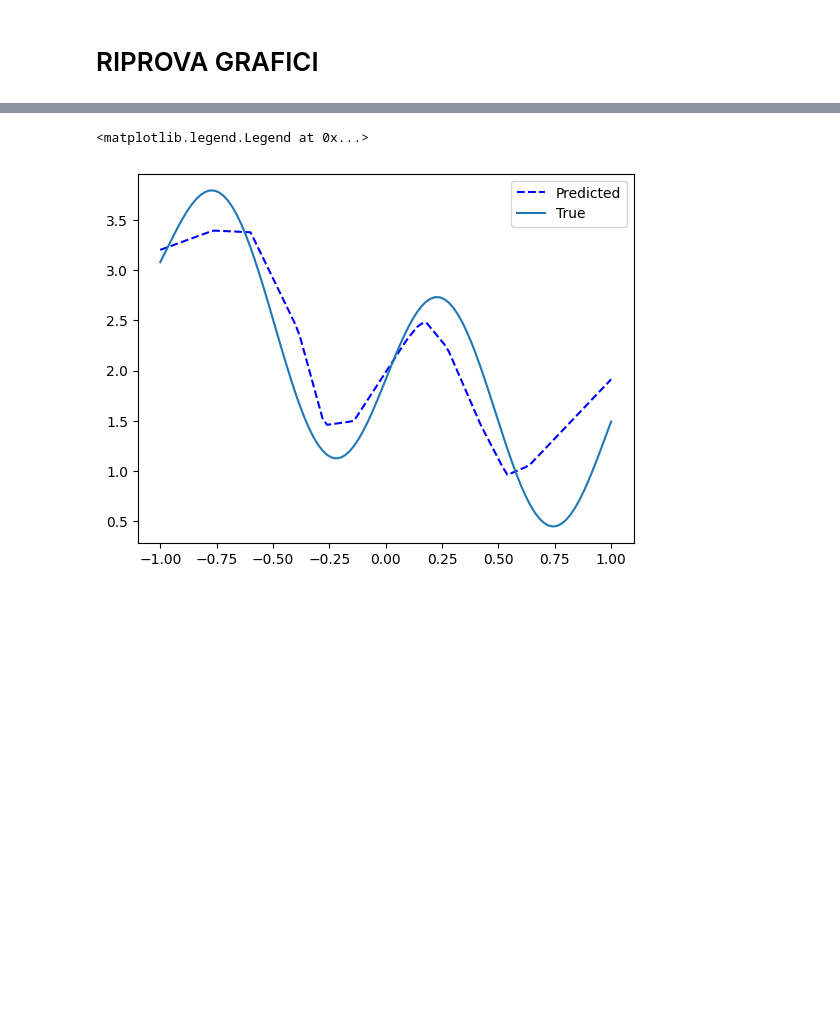
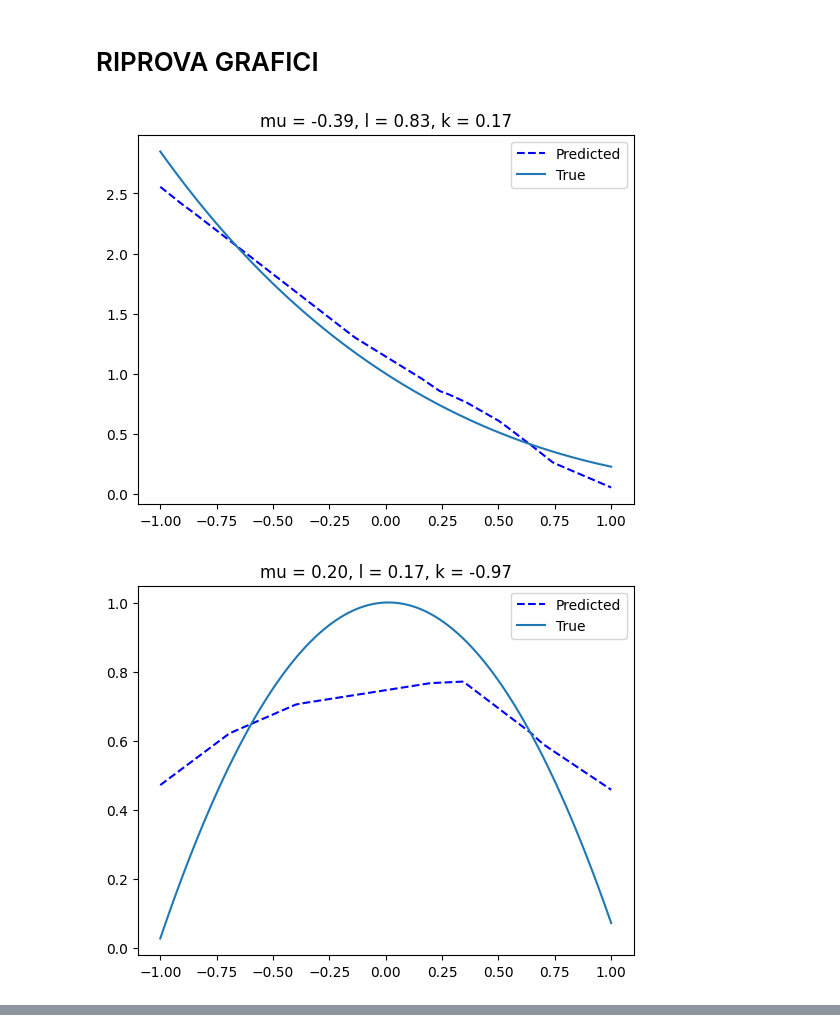
Before and after one commit to Riccardo-Rota/JAX_Hypernetworks, a Jupyter notebook: hypernet.ipynb, the cells around one changed output, grey strips where cells are left out. Saved outputs shown, nothing was run; the diff lists cells and outputs as text; code cells hidden in the pictures; blank space fills up the shorter version.

Commit message:
doing plots

```diff
--- a/hypernet.ipynb
+++ b/hypernet.ipynb
@@ -237,43 +239,48 @@ plt.plot(x_vector, y_vector, x_vector, pred_vector)
 import numpy as np
 
 # Fissa mu,l,k e vedi se riesci a ricostruire funzione
-N = 1
-key = random.key(1000) #NON METTERE 0 SE NO è DATA LEAKING
-key, subkey = random.split(key)
-mu = random.uniform(subkey, (N,), minval=1, maxval=1.5)
-key, subkey = random.split(key)
-l = random.uniform(subkey, (N,), minval=0, maxval=1)
-key, subkey = random.split(key)
-k = random.uniform(subkey, (N,), minval=-2, maxval=2)
+N_example = 4
+key_example = random.key(1)  # NON METTERE 0 SE NO è DATA LEAKAGE
+mu_example, l_example, k_example = variables_generator(N = N_example, domains = [mu_domain, l_domain, k_domain], key = key_example)
 
-h = jnp.stack([mu, l, k], axis=1)
+example_hypervars = jnp.stack([mu_example, l_example, k_example], axis=1)
+particular_hypervars= jnp.array([[1.0, 0.0, 0.0], [0.0, 1.0, 0.0], [0.0, 0.0, 1.0]])
+example_hypervars = jnp.vstack([example_hypervars, particular_hypervars])
 
 x_vector = jnp.linspace(-1, 1, 101)
 x_vector = x_vector[:,None]
-
-#pred_vector = jnp.zeros(x_vector.shape)
-y_vector = jnp.array([f_to_learn(mu, l, k, x) for x in x_vector])
-w = hypernetwork(h) #USARE HYPERNETWORK GIA TRAINATA
 # %%
-targetnetwork = MLP(input_dim=1, output_dim=1, hidden_dim=8, num_hidden_layers=2, rngs=nnx.Rngs(0))
+for hypervars in example_hypervars:
+    w = hypernetwork(hypervars) #USARE HYPERNETWORK GIA TRAINATA
+    targetnetwork = MLP(input_dim=1, output_dim=1, hidden_dim=8, num_hidden_layers=2, rngs=nnx.Rngs(0))
 
-# Load weights from hypernet
-parameters = w.squeeze()
-_, state = nnx.split(targetnetwork)
-flat_state = nnx.to_flat_state(state)
+    # Load weights from hypernet
+    parameters = w.squeeze()
+    _, state = nnx.split(targetnetwork)
+    flat_state = nnx.to_flat_state(state)
 
-# TODO: Check if the number of parameters matches
+    # TODO: Check if the number of parameters matches
+    i = 0
+    for key, param in flat_state:
+        param_size = param.value.size
+        # Extract parameters for this specific parameter
+        param_values = parameters[i:i + param_size]
+        # Reshape to match the original parameter shape
+        param.value = param_values.reshape(param.value.shape)
+        i += param_size
 
-i = 0
-for key, param in flat_state:
-    param_size = param.value.size
-    # Extract parameters for this specific parameter
-    param_values = parameters[i:i + param_size]
-    # Reshape to match the original parameter shape
-    param.value = param_values.reshape(param.value.shape)
-    i += param_size
+    nnx.update(targetnetwork, state)
 
-nnx.update(targetnetwork, state)
-
-# Compute predictions
-y_pred = targetnetwork(x_vector)
+    # Compute predictions
+    y_pred = targetnetwork(x_vector)
+    mu, l, k = hypervars
+    y_vector = jnp.array([f_to_learn(mu, l, k, x) for x in x_vector])
+    plt.figure()
+    plt.plot(x_vector, y_pred, '--b')
+    plt.plot(x_vector, y_vector)
+    plt.legend(['Predicted', 'True'])
+    plt.title(f'mu = {mu:.2f}, l = {l:.2f}, k = {k:.2f}')
+    plt.show()
+# %% [output]
+[figure, added]
+[figure, added]
@@ -280,8 +293,0 @@ y_pred = targetnetwork(x_vector)
-# %%
-plt.figure()
-plt.plot(x_vector, y_pred, '--b')
-plt.plot(x_vector, y_vector)
-plt.legend(['Predicted', 'True'])
-# %% [output]
-<matplotlib.legend.Legend at 0x...>
-[figure, removed]
```
Also changed, not shown: parts of 7 cells of this notebook, 2 other files.
